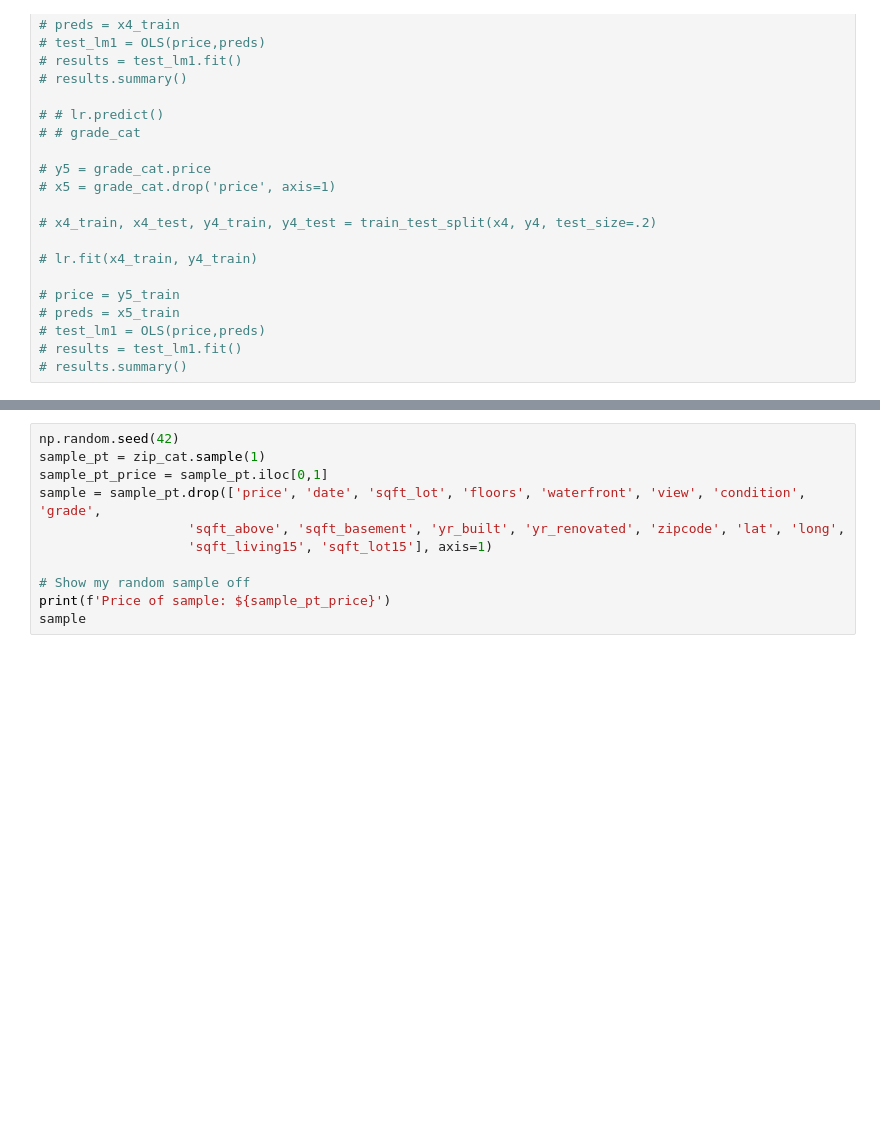
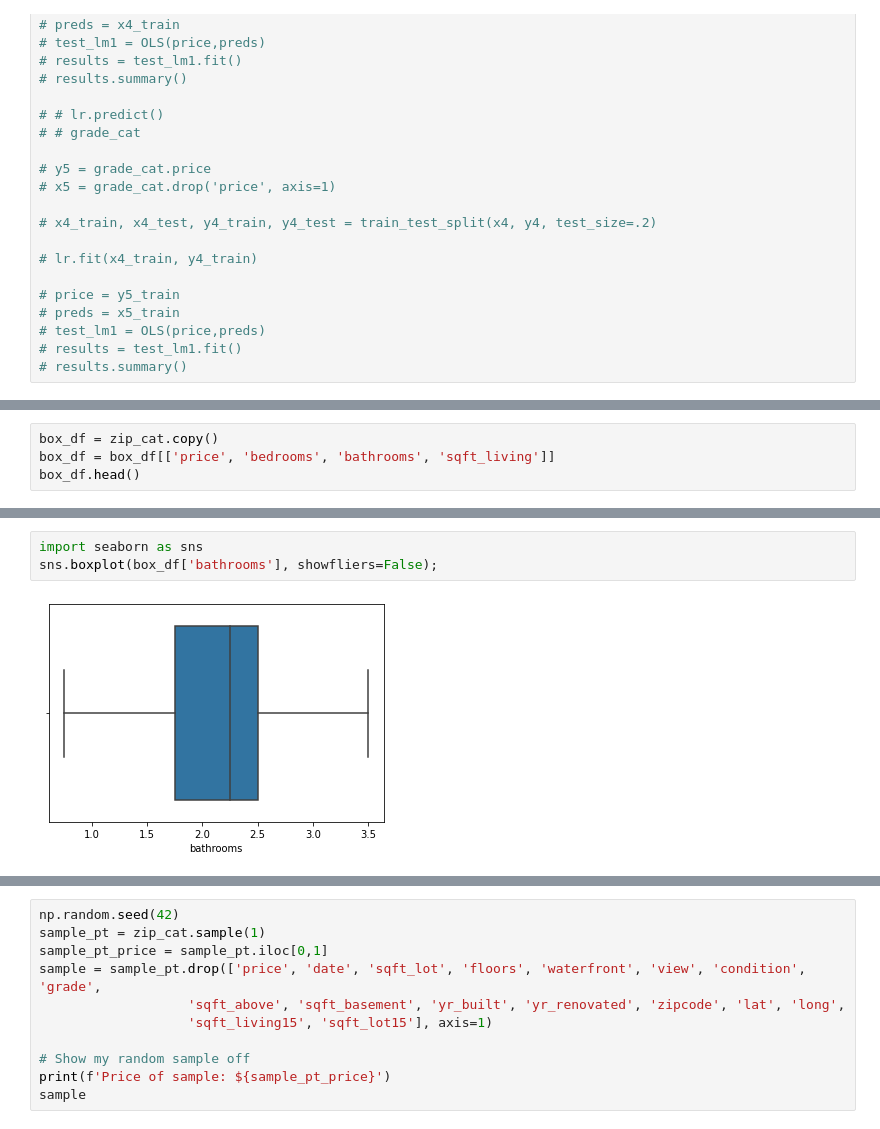
Before and after one commit to smashley-eakland/phase-2-project, a Jupyter notebook: Test_notebook.ipynb, the cells around one changed output, grey strips where cells are left out. Saved outputs shown, nothing was run; the diff lists cells and outputs as text; blank space fills up the shorter version.

```diff
--- a/Test_notebook.ipynb
+++ b/Test_notebook.ipynb
@@ -181,0 +179,4 @@ x6.corr()
+# %%
+box_df = zip_cat.copy()
+box_df = box_df[['price', 'bedrooms', 'bathrooms', 'sqft_living']]
+box_df.head()
@@ -181,0 +191,5 @@ x6.corr()
+# %%
+import seaborn as sns
+sns.boxplot(box_df['bathrooms'], showfliers=False);
+# %% [output]
+[figure, added]
```
Also changed, not shown: parts of 10 cells of this notebook, 6 other files.
